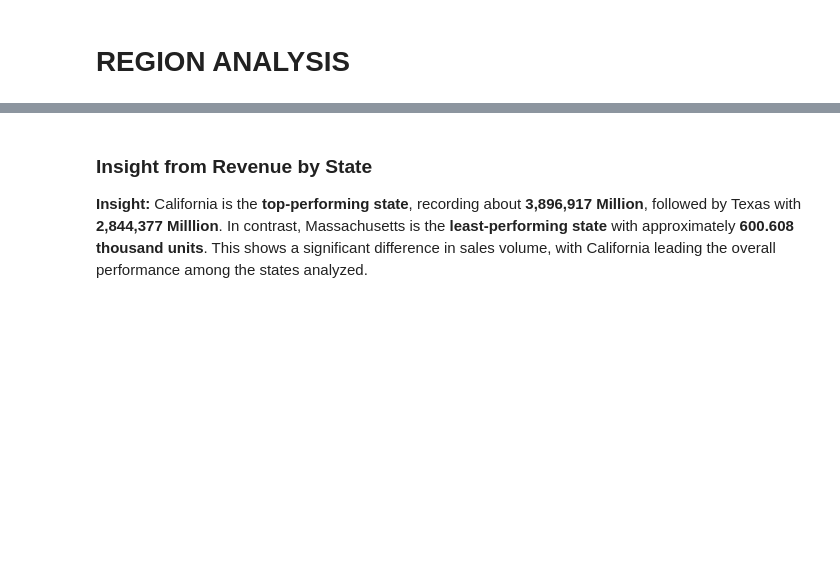
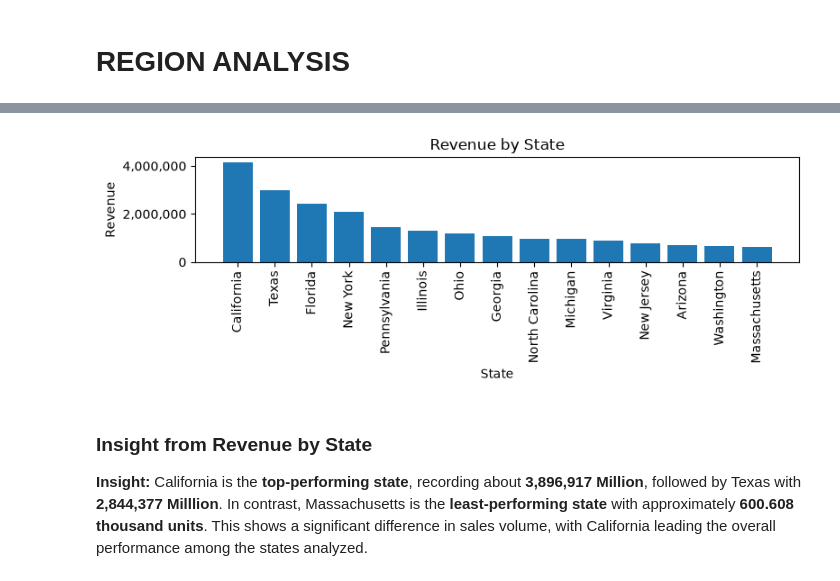
Before and after one commit to CodeWithNafisat/OIBSIP, a Jupyter notebook: DataAnalytics-L1-EDARetailSales/EDA_Retail_Sales.ipynb, the cells around one changed output, grey strips where cells are left out. Saved outputs shown, nothing was run; the diff lists cells and outputs as text; code cells hidden in the pictures; blank space fills up the shorter version.

```diff
--- a/DataAnalytics-L1-EDARetailSales/EDA_Retail_Sales.ipynb
+++ b/DataAnalytics-L1-EDARetailSales/EDA_Retail_Sales.ipynb
@@ -617,14 +1334,17 @@ state_revenue
 # %%
+plt.figure(figsize = (8, 3))
 plt.bar(state_revenue.index, state_revenue.values)
 plt.xlabel("State")
 plt.ylabel("Revenue")
 plt.title('Revenue by State')
 plt.xticks(rotation = 90)
 # Display full values on Y-axis
 plt.gca().yaxis.set_major_formatter(
     FuncFormatter(lambda x, pos: f"{x:,.0f}"))
 plt.tight_layout()
 plt.show()
+# %% [output]
+[figure, added]
 # %% [markdown]
 ### Insight from Revenue by State
 
```
Also changed, not shown: parts of 99 cells of this notebook, 1 other file.
